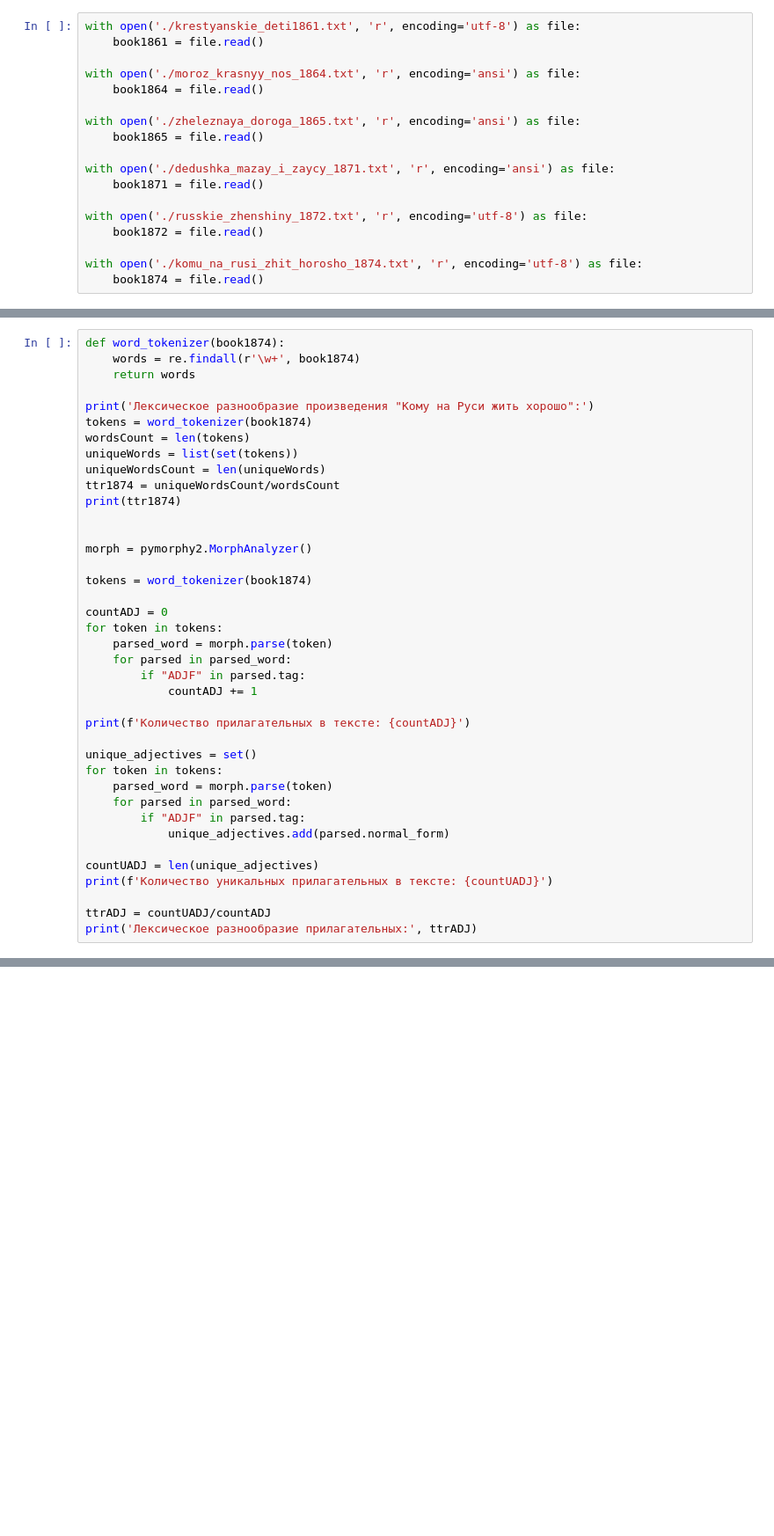
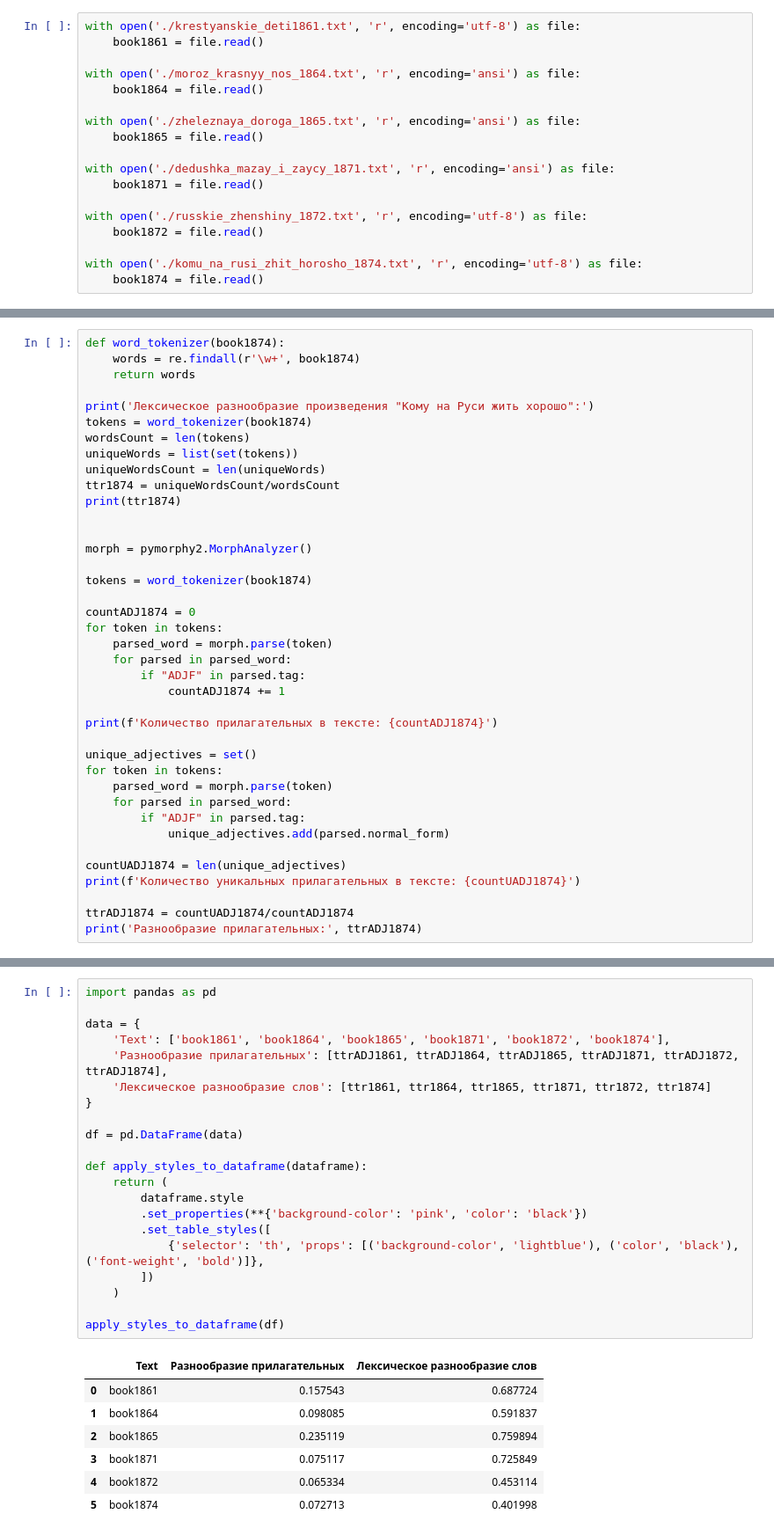
Before and after one commit to A1sh1teru/SchoolX_Python, a Jupyter notebook: homework/sixBooks/sixBooksMorph.ipynb, the cells around one changed output, grey strips where cells are left out. Shown at 88% size. Saved outputs shown, nothing was run; the diff lists cells and outputs as text; blank space fills up the shorter version.

```diff
--- a/homework/sixBooks/sixBooksMorph.ipynb
+++ b/homework/sixBooks/sixBooksMorph.ipynb
@@ -253,14 +332,14 @@ morph = pymorphy2.MorphAnalyzer()
 
 tokens = word_tokenizer(book1874)
 
-countADJ = 0
+countADJ1874 = 0
 for token in tokens:
     parsed_word = morph.parse(token)
     for parsed in parsed_word:
         if "ADJF" in parsed.tag:
-            countADJ += 1
+            countADJ1874 += 1
 
-print(f'Количество прилагательных в тексте: {countADJ}')
+print(f'Количество прилагательных в тексте: {countADJ1874}')
 
 unique_adjectives = set()
 for token in tokens:
@@ -269,8 +348,8 @@ for token in tokens:
         if "ADJF" in parsed.tag:
             unique_adjectives.add(parsed.normal_form)
 
-countUADJ = len(unique_adjectives)
-print(f'Количество уникальных прилагательных в тексте: {countUADJ}')
+countUADJ1874 = len(unique_adjectives)
+print(f'Количество уникальных прилагательных в тексте: {countUADJ1874}')
 
-ttrADJ = countUADJ/countADJ
-print('Лексическое разнообразие прилагательных:', ttrADJ)
+ttrADJ1874 = countUADJ1874/countADJ1874
+print('Разнообразие прилагательных:', ttrADJ1874)
@@ -277,3 +362,32 @@ print('Лексическое разнообразие прилагательн
+# %%
+import pandas as pd
+
+data = {
+    'Text': ['book1861', 'book1864', 'book1865', 'book1871', 'book1872', 'book1874'],
+    'Разнообразие прилагательных': [ttrADJ1861, ttrADJ1864, ttrADJ1865, ttrADJ1871, ttrADJ1872, ttrADJ1874],
+    'Лексическое разнообразие слов': [ttr1861, ttr1864, ttr1865, ttr1871, ttr1872, ttr1874]
+}
+
+df = pd.DataFrame(data)
+
+def apply_styles_to_dataframe(dataframe):
+    return (
+        dataframe.style
+        .set_properties(**{'background-color': 'pink', 'color': 'black'})
+        .set_table_styles([
+            {'selector': 'th', 'props': [('background-color', 'lightblue'), ('color', 'black'), ('font-weight', 'bold')]},
+        ])
+    )
+
+apply_styles_to_dataframe(df)
+# %% [output]
+|  | Text | Разнообразие прилагательных | Лексическое разнообразие слов |
+| 0 | book1861 | 0.157543 | 0.687724 |
+| 1 | book1864 | 0.098085 | 0.591837 |
+| 2 | book1865 | 0.235119 | 0.759894 |
+| 3 | book1871 | 0.075117 | 0.725849 |
+| 4 | book1872 | 0.065334 | 0.453114 |
+| 5 | book1874 | 0.072713 | 0.401998 |
 # %%
 from collections import Counter
 
```
Also changed, not shown: parts of 10 cells of this notebook, 1 other file.
